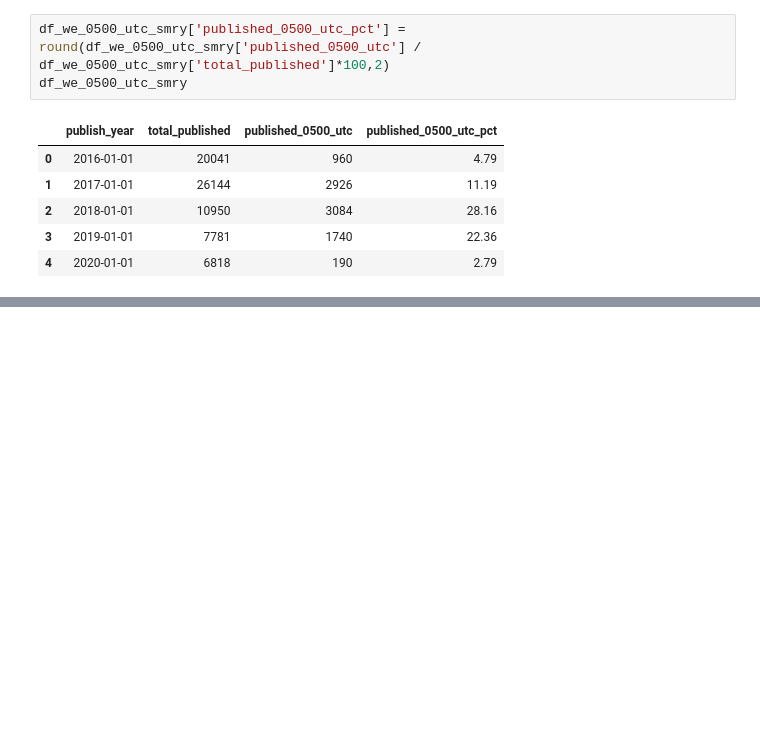
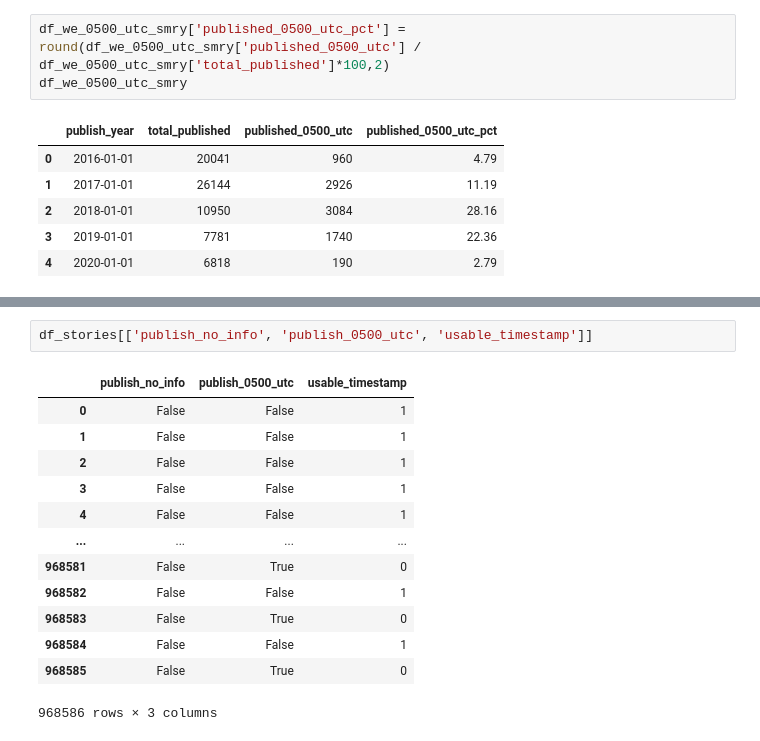
Before and after one commit to wlmwng/us-right-media, a Jupyter notebook: usrightmedia/code/03-mediacloud/03-mediacloud-publish-date.ipynb, the cells around one changed output, grey strips where cells are left out. Saved outputs shown, nothing was run; the diff lists cells and outputs as text; blank space fills up the shorter version.

```diff
--- a/usrightmedia/code/03-mediacloud/03-mediacloud-publish-date.ipynb
+++ b/usrightmedia/code/03-mediacloud/03-mediacloud-publish-date.ipynb
@@ -178,0 +212,16 @@ df_we_0500_utc_smry
+# %%
+df_stories[['publish_no_info', 'publish_0500_utc', 'usable_timestamp']]
+# %% [output]
+|  | publish_no_info | publish_0500_utc | usable_timestamp |
+| 0 | False | False | 1 |
+| 1 | False | False | 1 |
+| 2 | False | False | 1 |
+| 3 | False | False | 1 |
+| 4 | False | False | 1 |
+| ... | ... | ... | ... |
+| 968581 | False | True | 0 |
+| 968582 | False | False | 1 |
+| 968583 | False | True | 0 |
+| 968584 | False | False | 1 |
+| 968585 | False | True | 0 |
+968586 rows × 3 columns
```
Also changed, not shown: parts of 6 cells of this notebook.
